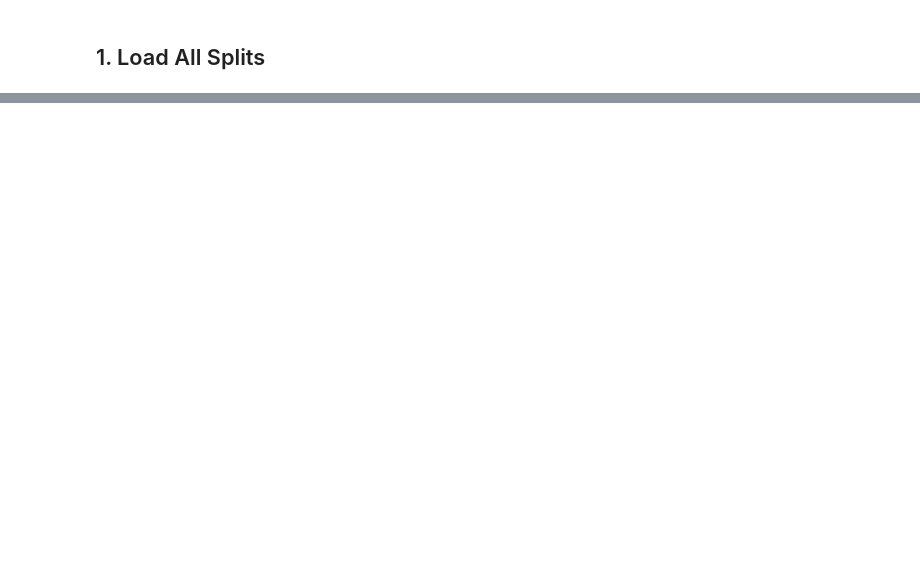
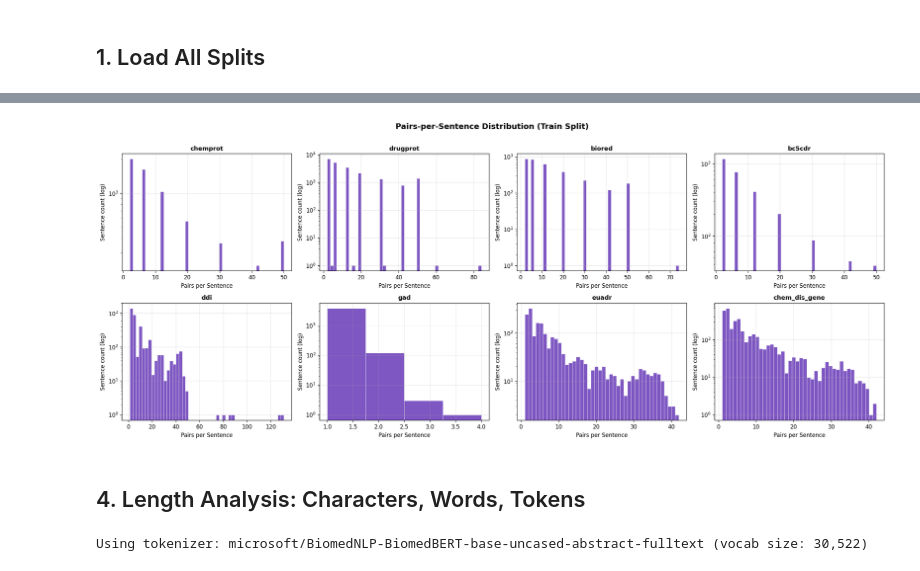
Before and after one commit to Basel-Alshaikhdeeb/medre-bench, a Jupyter notebook: notebooks/dataset_exploration.ipynb, the cells around one changed output, grey strips where cells are left out. Drawn from its saved outputs; the diff is of its cells as text; code cells hidden in the pictures; blank space fills up the shorter version.

```diff
--- a/notebooks/dataset_exploration.ipynb
+++ b/notebooks/dataset_exploration.ipynb
@@ -399,0 +200,34 @@ comparison_df
+# %%
+fig, axes = plt.subplots(2, 4, figsize=(20, 8))
+axes = axes.flatten()
+
+for idx, ds_name in enumerate(DATASET_NAMES):
+    ax = axes[idx]
+    if ds_name not in pairs_per_sentence_data:
+        ax.set_visible(False)
+        continue
+    counts = pairs_per_sentence_data[ds_name]
+    bins = min(50, max(counts))
+    ax.hist(counts, bins=bins, color="#7E57C2", edgecolor="white", linewidth=0.5)
+    ax.set_yscale("log")
+    ax.set_title(ds_name, fontsize=11, fontweight="bold")
+    ax.set_xlabel("Pairs per Sentence")
+    ax.set_ylabel("Sentence count (log)")
+
+for idx in range(len(DATASET_NAMES), len(axes)):
+    axes[idx].set_visible(False)
+
+fig.suptitle("Pairs-per-Sentence Distribution (Train Split)", fontsize=14, fontweight="bold", y=1.01)
+plt.tight_layout()
+plt.show()
+# %% [output]
+[figure, added]
+# %% [markdown]
+## 4. Length Analysis: Characters, Words, Tokens
+# %%
+from transformers import AutoTokenizer
+
+tokenizer = AutoTokenizer.from_pretrained("microsoft/BiomedNLP-BiomedBERT-base-uncased-abstract-fulltext")
+print(f"Using tokenizer: {tokenizer.name_or_path} (vocab size: {tokenizer.vocab_size:,})")
+# %% [output]
+Using tokenizer: microsoft/BiomedNLP-BiomedBERT-base-uncased-abstract-fulltext (vocab size: 30,522)
```
Also changed, not shown: parts of 38 cells of this notebook, 2 other files.
